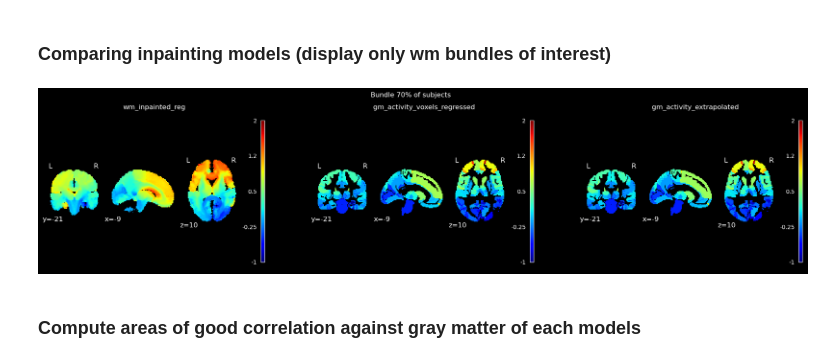
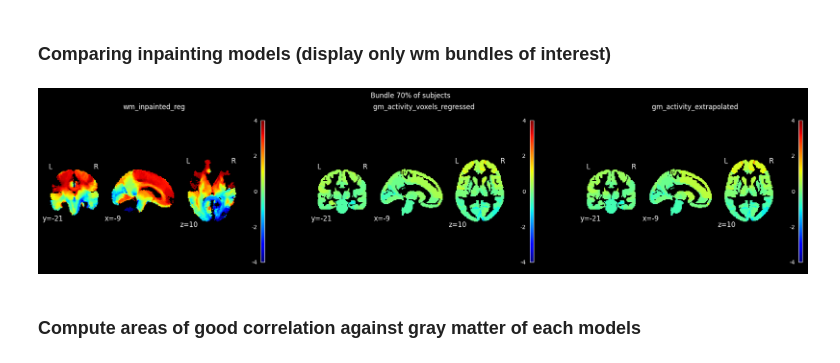
Before and after one commit to miki998/structural_wminpainting, a Jupyter notebook: notebooks/fiber_activity.ipynb, the cells around one changed output. Saved outputs shown, nothing was run; the diff lists cells and outputs as text; code cells hidden in the pictures.

```diff
--- a/notebooks/fiber_activity.ipynb
+++ b/notebooks/fiber_activity.ipynb
@@ -108,7 +108,7 @@ atlas_of_interest = 'compresslausanne2018.scale1.sym.corrected.ctx+subc.volspams
 prob_regions, prob_affine = (nib.load(root + atlas_of_interest).get_fdata()[:,:,:,1:],
                              nib.load(root + atlas_of_interest).affine)
 
-X = []
+Xp = []
 bundles_labels = []
 for i in tqdm(range(1,nb_regions + 1)):
     for j in range(i,nb_regions + 1):
@@ -132,9 +132,10 @@ for i in tqdm(range(1,nb_regions + 1)):
         vec = np.zeros(nb_regions)
         vec[i-1] = bproba_i
         vec[j-1] = bproba_j
-        X.append(vec)
+        Xp.append(vec)
 
-X = np.array(X)
+Xp = np.array(Xp)
+Xp = np.nan_to_num(Xp)
 # %%
 region_ftimecourse = load("../../atlas_data/moviedata_fMRI_eg/yasseratlased_fmri/ftimecourse_95.pkl")
 regions_in_voxels = load('../../atlas_data/fiber_atlas/regions95_voxels.pkl')[:,:,:,1:]
@@ -193,10 +194,10 @@ ax[1].imshow(cycle)
 <matplotlib.image.AxesImage at 0x...>
 [figure]
 # %%
-Xmult = np.array([X.T for _ in range(region_ftimecourse.shape[-1])])
+Xmult = np.array([Xp.T for _ in range(region_ftimecourse.shape[-1])])
 
 bundle_opt, logs = inpaint_utils.optimize_lreg(Xmult, region_ftimecourse, Ls=Ls, Lt=Lt,
-                                               verbose=True, num_epochs=200, logging=True, p1=1e-1, p2=1e-1, lr=1)
+                                               verbose=True, num_epochs=200, logging=True, p1=0, p2=0, lr=1)
 bundle_opt_saturate, logs_saturate = inpaint_utils.optimize_lreg(Xmult, region_ftimecourse, Ls=Ls, Lt=Lt,
-                                 verbose=True, num_epochs=200, logging=True, p1=1e-1, p2=1e-1, lr=1,
+                                 verbose=True, num_epochs=1, logging=True, p1=1e-1, p2=1e-1, lr=1,
                                 saturate=True, saturate_factor=0.85)
@@ -279,17 +288,0 @@ save(f"./resources/weight_regressors_activity/bundle_activity_timevertex_saturat
-# %%
-# spatial graph defining
-bundle_graph = np.zeros((X.shape[0], X.shape[0]))
-for k in range(X.shape[0]):
-    avect1 = X[k]
-    for s in range(X.shape[0]):
-        if s == k: continue
-        avect2 = X[s]
-        if np.abs(avect1 - avect2).sum() <= 2:
-            bundle_graph[k,s] = 1.0
-            bundle_graph[s,k] = 1.0
-
-# temporal graph defining
-cycle = graph_utils.make_cycle(region_ftimecourse.shape[-1])
-
-Ls = graph_utils.compute_directed_laplacian(bundle_graph)
-Lt = graph_utils.compute_directed_laplacian(cycle)
@@ -383,10 +321,10 @@ fmri_coords = load('../resources/scale1_fmri2atlas_coords_div{}.pkl'.format(int(
 # %% [markdown]
 ### Load optimized white bundles
 # %%
-perf_lasso = load(f"../resources/weight_regressors_activity/bundle_activity_lasso{thresh_subjapp}.pkl")
-perf_ridge = load(f"../resources/weight_regressors_activity/bundle_activity_ridge{thresh_subjapp}.pkl")
-bundle_opt = load(f"../resources/weight_regressors_activity/bundle_activity_timevertex{thresh_subjapp}.pkl")
-bundle_opt_saturate = load(f"../resources/weight_regressors_activity/bundle_activity_timevertex_saturate{thresh_subjapp}.pkl")
+# perf_lasso = load(f"../resources/weight_regressors_activity/bundle_activity_lasso{thresh_subjapp}.pkl")
+# perf_ridge = load(f"../resources/weight_regressors_activity/bundle_activity_ridge{thresh_subjapp}.pkl")
+# bundle_opt = load(f"../resources/weight_regressors_activity/bundle_activity_timevertex{thresh_subjapp}.pkl")
+# bundle_opt_saturate = load(f"../resources/weight_regressors_activity/bundle_activity_timevertex_saturate{thresh_subjapp}.pkl")
 # %% [markdown]
 ### Interpolate the connectivity of WM bundles at voxel levels
 # %%
@@ -404,19 +342,19 @@ wm_inpainted_lsat, wm_inpainted_lsatM = inpaint_utils.interpolate_activity(fmri_
 # %%
 regressed_maps = zscore((bundle_opt @ X)[0])/3
 frame0 = zscore(region_ftimecourse[:,0])/3
 gm_activity_voxels = np.sum([frame0[k] * regions_in_voxels[:,:,:,k] for k in range(nb_regions)], axis=0)
 gm_activity_voxels_regressed = np.sum([regressed_maps[k] * regions_in_voxels[:,:,:,k] for k in range(nb_regions)], axis=0)
 gm_activity_voxels[gm_activity_voxels==0] = -100
 gm_activity_voxels_regressed[gm_activity_voxels_regressed==0] = -100
 
 inpaint_mods = [wm_inpainted_lreg, gm_activity_voxels_regressed, gm_activity_voxels]
 all_inpaints_names = f'wm_inpainted_reg, gm_activity_voxels_regressed,   gm_activity_extrapolated'.split(',')
 
 affines = [rest_affine] * 3
 coords_of_interest = [(-9,-21,10)] * 3
-plot_utils.plot_compare_inpainting(inpaint_mods, coords_of_interest, affines, all_inpaints_names, vmin=-1, vmax=2)
+plot_utils.plot_compare_inpainting(inpaint_mods, coords_of_interest, affines, all_inpaints_names, vmin=-4, vmax=4)
 # %% [output]
-[figure, old version]
+[figure, new version]
 # %% [markdown]
 ### Compute areas of good correlation against gray matter of each models
 # %%
```
Also changed, not shown: parts of 13 cells of this notebook.
